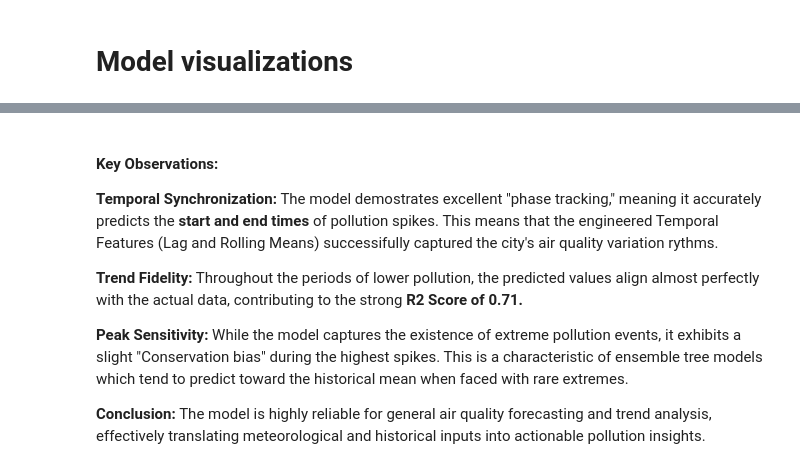
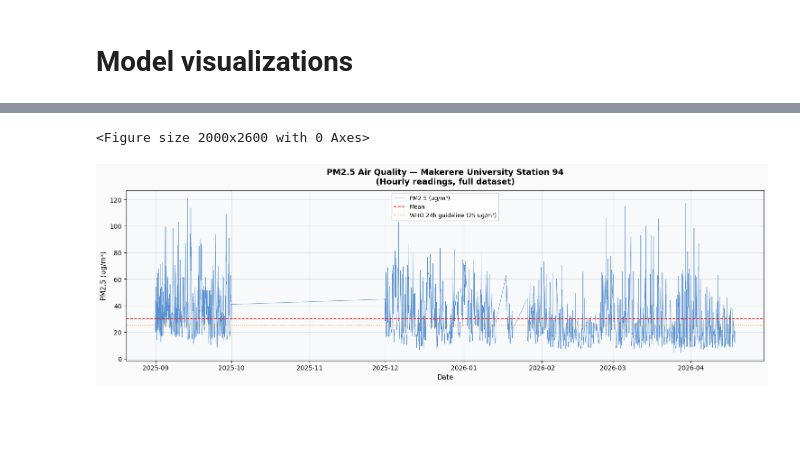
Before and after one commit to Suubi08/Year-2-Semester-2-ML-Project, a Jupyter notebook: my_ML_project.ipynb, the cells around one changed output, grey strips where cells are left out. Drawn from its saved outputs; the diff is of its cells as text; code cells hidden in the pictures; blank space fills up the shorter version.

```diff
--- a/my_ML_project.ipynb
+++ b/my_ML_project.ipynb
@@ -55,0 +78,22 @@ Cleaned data has 8017 rows.
+# %%
+print("-" * 40)
+
+df = df.set_index('datetime')
+df_hourly = df[['pm2_5_calibrated_value', 'temperature', 'humidity']].resample('h').mean()
+print(f"Rows before hourly aggregation: {len(df)}")
+print(f"Rows after hourly aggregation:  {len(df_hourly)}")
+
+# Forward-fill small gaps in temperature and humidity (sensor drop-outs)
+df_hourly['temperature'] = df_hourly['temperature'].ffill(limit=3)
+df_hourly['humidity']    = df_hourly['humidity'].ffill(limit=3)
+
+# Drop remaining NaN rows
+df_hourly = df_hourly.dropna()
+print(f"Rows after dropping residual NaNs: {len(df_hourly)}")
+print(f"Date range: {df_hourly.index.min().date()} → {df_hourly.index.max().date()}")
+print(f"PM2.5 stats → Mean: {df_hourly['pm2_5_calibrated_value'].mean():.2f}  "
+      f"Std: {df_hourly['pm2_5_calibrated_value'].std():.2f}  "
+      f"Min: {df_hourly['pm2_5_calibrated_value'].min():.2f}  "
+      f"Max: {df_hourly['pm2_5_calibrated_value'].max():.2f}")
+
+df_hourly.head()
@@ -249,9 +646,24 @@ plt.show()
-# %% [markdown]
-#### Key Observations:
-__Temporal Synchronization:__ The model demostrates excellent "phase tracking," meaning it accurately predicts the __start and end times__ of pollution spikes. This means that the engineered Temporal Features (Lag and Rolling Means) successifully captured the city's air quality variation rythms.
-
-__Trend Fidelity:__ Throughout the periods of lower pollution, the predicted values align almost perfectly with the actual data, contributing to the strong __R2 Score of 0.71.__
-
-__Peak Sensitivity:__ While the model captures the existence of extreme pollution events, it exhibits a slight "Conservation bias" during the highest spikes. This is a characteristic of ensemble tree models which tend to predict toward the historical mean when faced with rare extremes.
-
-__Conclusion:__ The model is highly reliable for general air quality forecasting and trend analysis, effectively translating meteorological and historical inputs into actionable pollution insights.
+# %%
+plt.figure(figsize=(15, 5), facecolor='#FAFAFA')
+ax = plt.gca()
+
+ax.plot(df_hourly.index, df_hourly['pm2_5_calibrated_value'],
+         color='#1565C0', alpha=0.7, linewidth=0.6, label='PM2.5 (ug/m³)')
+ax.axhline(df_hourly['pm2_5_calibrated_value'].mean(),
+            color='red', linestyle='--', linewidth=1.2, label='Mean')
+ax.axhline(25, color='orange', linestyle=':', linewidth=1.2,
+            label='WHO 24h guideline (25 ug/m³)')
+
+ax.set_title('PM2.5 Air Quality — Makerere University Station 94\n(Hourly readings, full dataset)',
+              fontsize=13, fontweight='bold', pad=10)
+ax.set_xlabel('Date', fontsize=11)
+ax.set_ylabel('PM2.5 (ug/m³)', fontsize=11)
+ax.legend(fontsize=9)
+ax.grid(True, alpha=0.3)
+ax.set_facecolor('#F8F9FA')
+
+plt.tight_layout()
+plt.show()
+# %% [output]
+<Figure size 2000x2600 with 0 Axes>
+[figure, added]
```
Also changed, not shown: parts of 40 cells of this notebook, 4 other files.
